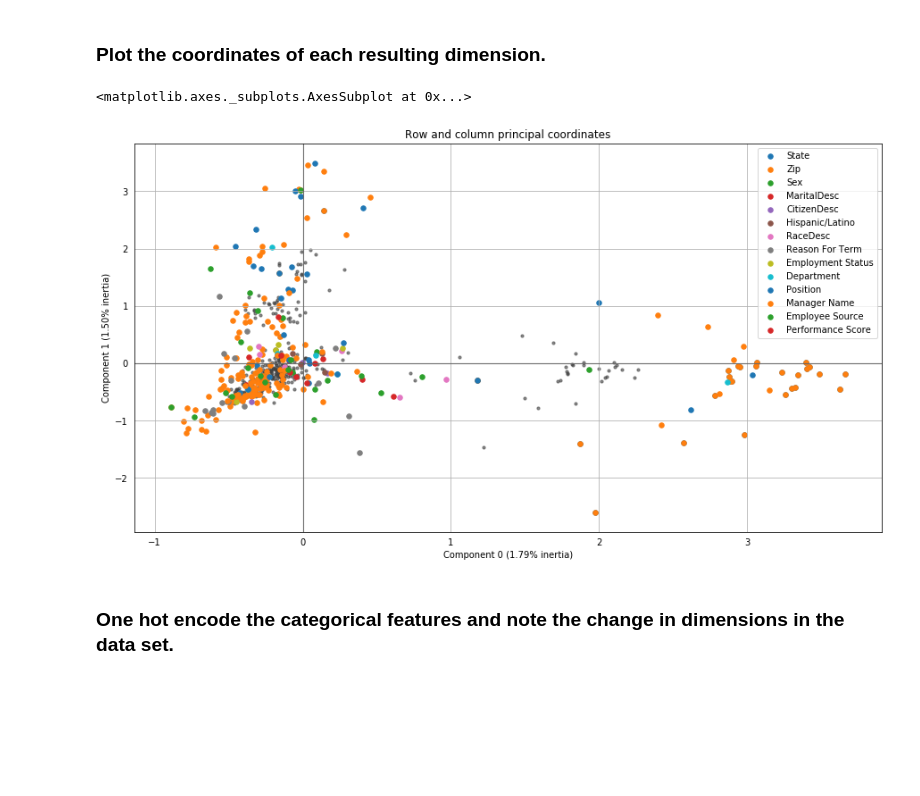
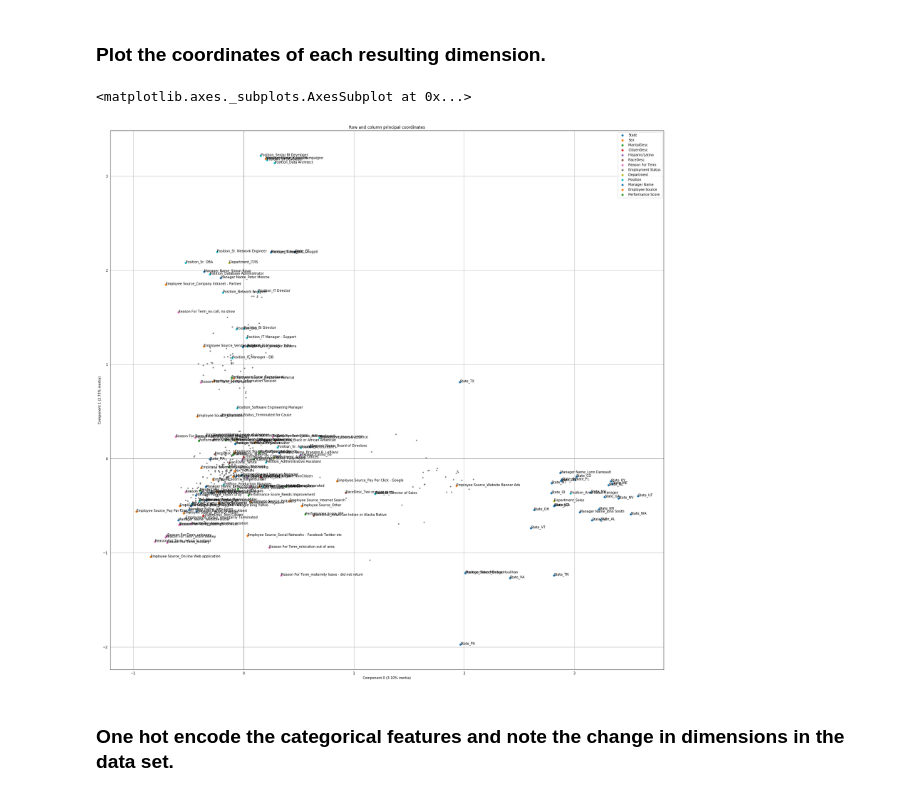
Before and after one commit to thinkful-dsi-cassowary/dsi3_student_pair_work, a Jupyter notebook: Coby/52_01_MCA and FAMD Assignment.ipynb, the cells around one changed output. Drawn from its saved outputs; the diff is of its cells as text; code cells hidden in the pictures; blank space fills up the shorter version.

```diff
--- a/Coby/52_01_MCA and FAMD Assignment.ipynb
+++ b/Coby/52_01_MCA and FAMD Assignment.ipynb
@@ -67,9 +67,9 @@ dimensions: (310, 17)
 # %% [markdown]
 ### Reduce these categorical features down to two dimensions using MCA.
 # %%
-model = prince.MCA()
-mca = model.fit(cat_data)
-coordinates = mca.transform(cat_data)
+model = prince.MCA(n_components=2)
+mca = model.fit(cat_data.drop('Zip', axis=1))
+coordinates = mca.transform(cat_data.drop('Zip', axis=1))
 coordinates
 # %% [output]
 |  | 0 | 1 |
@@ -95,20 +95,20 @@ plt.scatter(coordinates[0], coordinates[1])
 ### Plot the coordinates of each resulting dimension.
 # %%
 mca.plot_coordinates(
-    X=cat_data,
+    X=cat_data.drop('Zip', axis=1),
     ax=None,
-    figsize=(15, 8),
+    figsize=(30, 30),
     show_row_points=True,
     row_points_size=10,
     show_row_labels=False,
     show_column_points=True,
-    show_column_labels=False,
+    show_column_labels=True,
     column_points_size=30,
     legend_n_cols=1
 )
 # %% [output]
 <matplotlib.axes._subplots.AxesSubplot at 0x...>
-[figure, old version]
+[figure, new version]
 # %% [markdown]
 ### One hot encode the categorical features and note the change in dimensions in the data set.
 # %%
```
Also changed, not shown: parts of 3 cells of this notebook.
